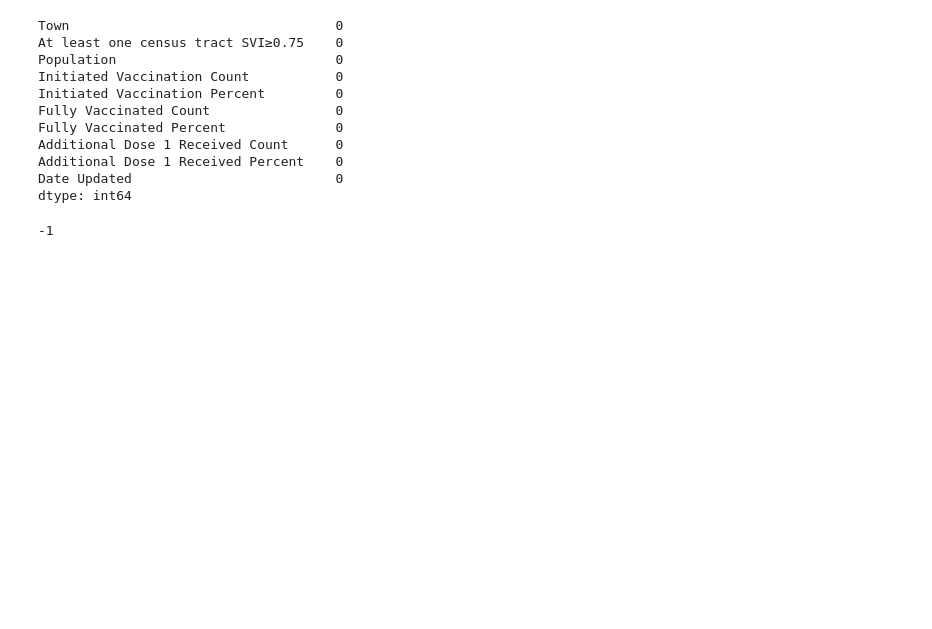
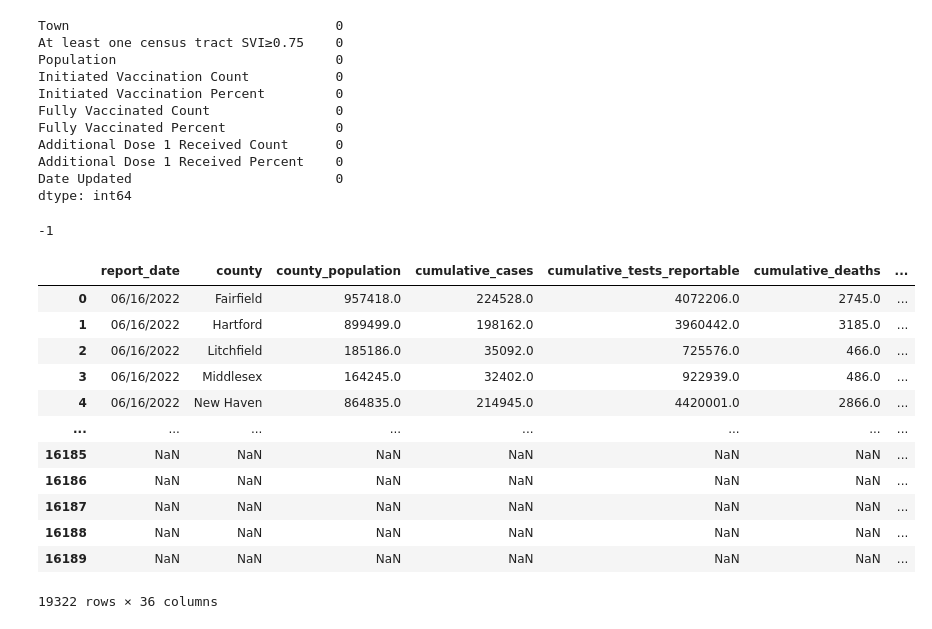
Before and after one commit to Alejo-P/Proyecto-final-AD, a Jupyter notebook: ScriptMarcelo.ipynb, the cells around one changed output. Drawn from its saved outputs; the diff is of its cells as text; code cells hidden in the pictures; blank space fills up the shorter version.

```diff
--- a/ScriptMarcelo.ipynb
+++ b/ScriptMarcelo.ipynb
@@ -589,3 +589,20 @@ tabla = "DatosCovid"
 DatosC19_3.to_sql(tabla, con=engine, if_exists="replace", index=False)
 # %% [output]
 -1
+# %%
+df = pd.concat([DatosC19_2, DatosC19_3])
+df
+# %% [output]
+|  | report_date | county | county_population | cumulative_cases | cumulative_tests_reportable | cumulative_deaths | ... |
+| 0 | 06/16/2022 | Fairfield | 957418.0 | 224528.0 | 4072206.0 | 2745.0 | ... |
+| 1 | 06/16/2022 | Hartford | 899499.0 | 198162.0 | 3960442.0 | 3185.0 | ... |
+| 2 | 06/16/2022 | Litchfield | 185186.0 | 35092.0 | 725576.0 | 466.0 | ... |
+| 3 | 06/16/2022 | Middlesex | 164245.0 | 32402.0 | 922939.0 | 486.0 | ... |
+| 4 | 06/16/2022 | New Haven | 864835.0 | 214945.0 | 4420001.0 | 2866.0 | ... |
+| ... | ... | ... | ... | ... | ... | ... | ... |
+| 16185 | NaN | NaN | NaN | NaN | NaN | NaN | ... |
+| 16186 | NaN | NaN | NaN | NaN | NaN | NaN | ... |
+| 16187 | NaN | NaN | NaN | NaN | NaN | NaN | ... |
+| 16188 | NaN | NaN | NaN | NaN | NaN | NaN | ... |
+| 16189 | NaN | NaN | NaN | NaN | NaN | NaN | ... |
+19322 rows × 36 columns
```
Also changed, not shown: 3 other files.
